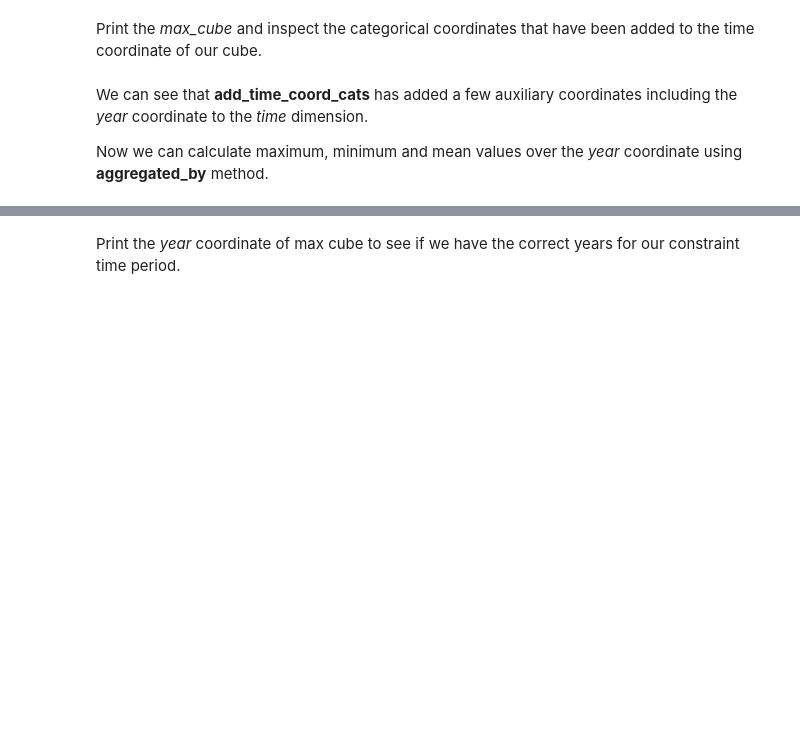
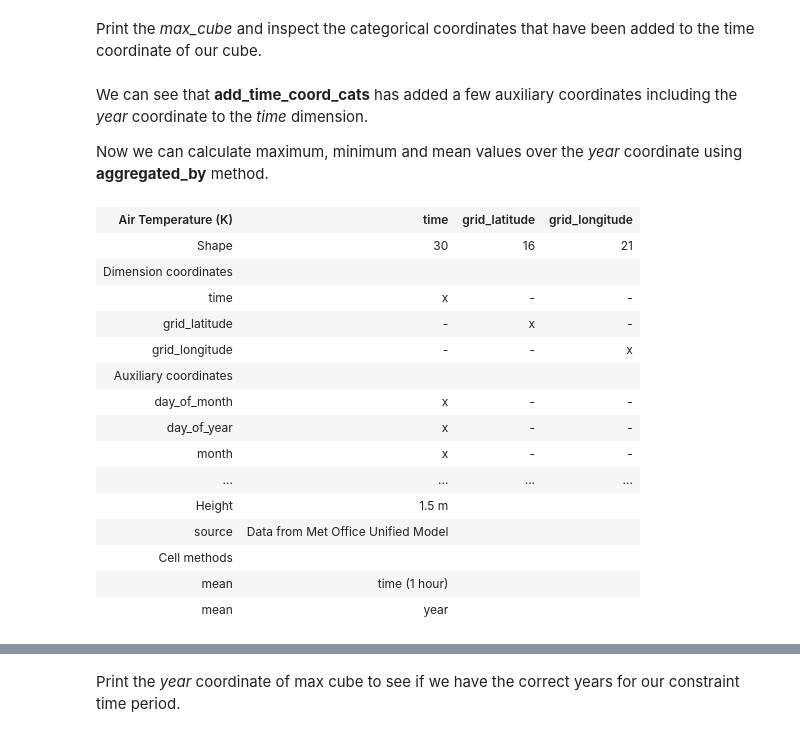
Before and after one commit to MetOffice/PyPRECIS, a Jupyter notebook: notebooks/CSSP_20CRDS_Tutorials/tutorial_3_basic_analysis.ipynb, the cells around one changed output, grey strips where cells are left out. Saved outputs shown, nothing was run; the diff lists cells and outputs as text; code cells hidden in the pictures; blank space fills up the shorter version.

Commit message:
add print outs #81

```diff
--- a/notebooks/CSSP_20CRDS_Tutorials/tutorial_3_basic_analysis.ipynb
+++ b/notebooks/CSSP_20CRDS_Tutorials/tutorial_3_basic_analysis.ipynb
@@ -191,8 +227,28 @@ Now we can calculate maximum, minimum and mean values over the *year* coordinate
 # %%
 # Calculate yearly max, min and mean values
 yearly_max = max_cube.aggregated_by(['year'], iris.analysis.MAX)
 yearly_min = min_cube.aggregated_by(['year'], iris.analysis.MIN)
 yearly_mean = mean_cube.aggregated_by(['year'], iris.analysis.MEAN)
+
+# printing the yearly_mean
+yearly_mean
+# %% [output]
+| Air Temperature (K) | time | grid_latitude | grid_longitude |
+| Shape | 30 | 16 | 21 |
+| Dimension coordinates |  |  |  |
+| time | x | - | - |
+| grid_latitude | - | x | - |
+| grid_longitude | - | - | x |
+| Auxiliary coordinates |  |  |  |
+| day_of_month | x | - | - |
+| day_of_year | x | - | - |
+| month | x | - | - |
+| ... | ... | ... | ... |
+| Height | 1.5 m |  |  |
+| source | Data from Met Office Unified Model |  |  |
+| Cell methods |  |  |  |
+| mean | time (1 hour) |  |  |
+| mean | year |  |  |
 # %%
 # Collapse longitude and latitude to get a timeseries
 yearly_max = yearly_max.collapsed(['grid_longitude', 'grid_latitude'], iris.analysis.MAX)
```
Also changed, not shown: parts of 8 cells of this notebook.
